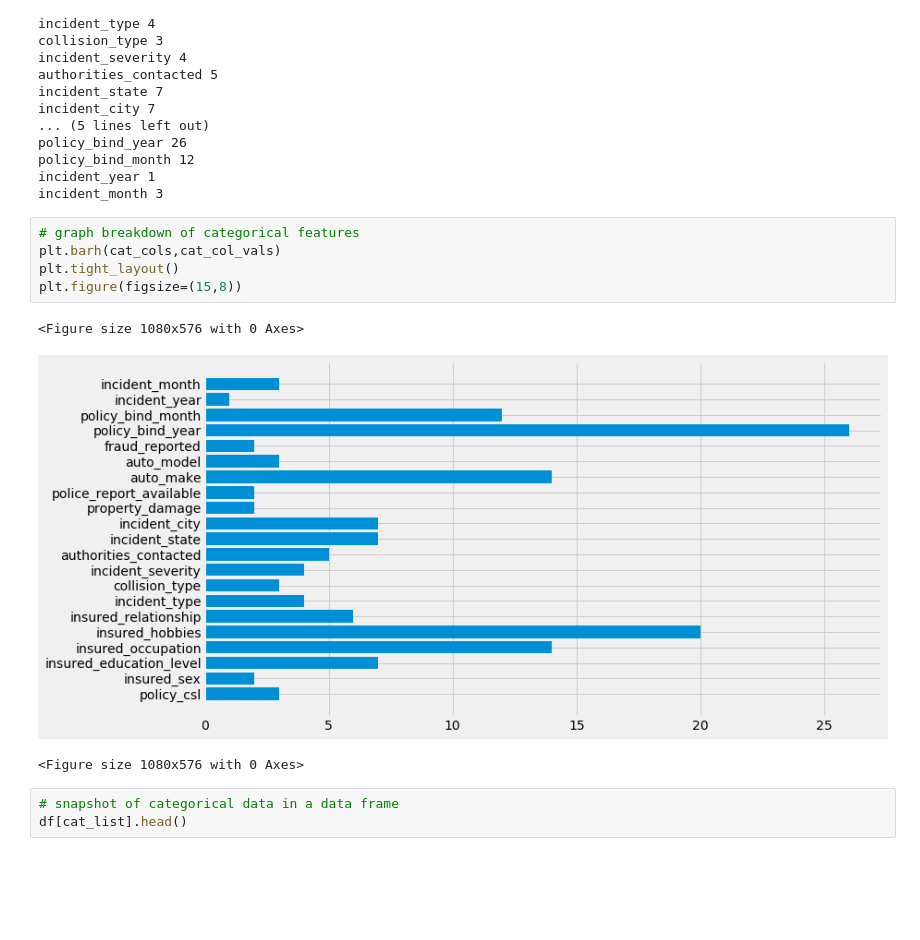
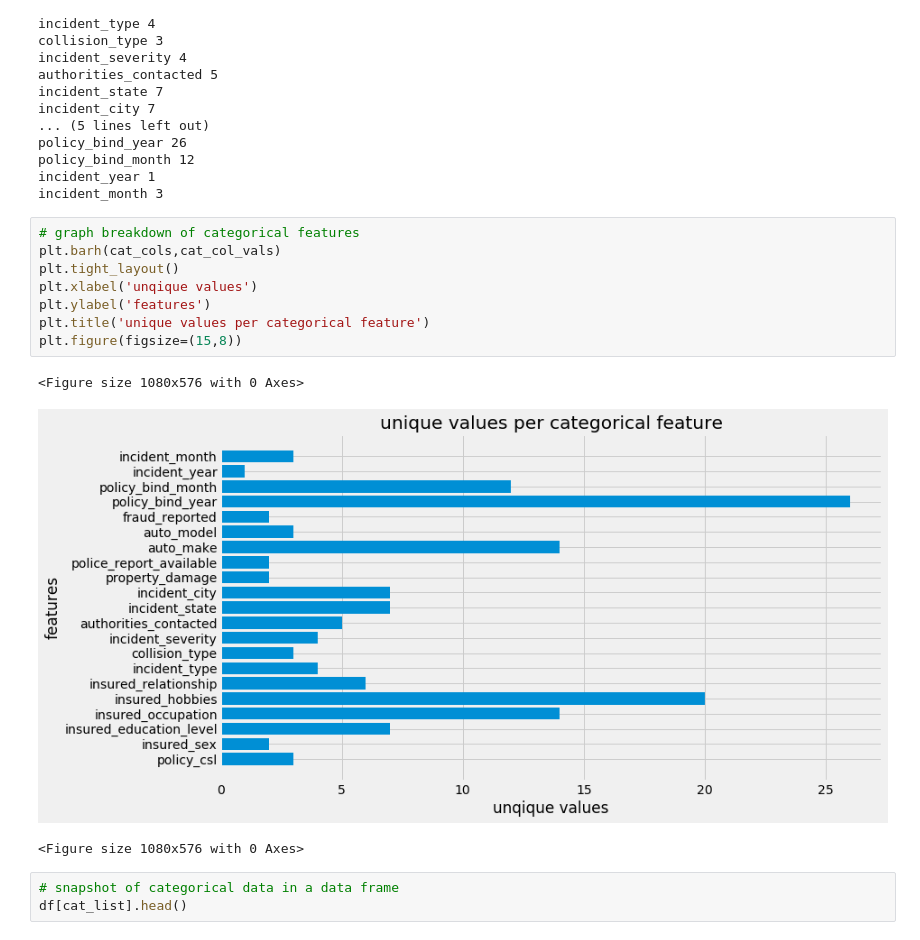
Before and after one commit to ArielJosephCohen/capstone, a Jupyter notebook: Technical_Notebook.ipynb, the cells around one changed output. Drawn from its saved outputs; the diff is of its cells as text; blank space fills up the shorter version.

```diff
--- a/Technical_Notebook.ipynb
+++ b/Technical_Notebook.ipynb
@@ -471,11 +479,14 @@ incident_month 3
 # %%
 # graph breakdown of categorical features
 plt.barh(cat_cols,cat_col_vals)
 plt.tight_layout()
+plt.xlabel('unqique values')
+plt.ylabel('features')
+plt.title('unique values per categorical feature')
 plt.figure(figsize=(15,8))
 # %% [output]
 <Figure size 1080x576 with 0 Axes>
-[figure, old version]
+[figure, new version]
 <Figure size 1080x576 with 0 Axes>
 # %%
 # snapshot of categorical data in a data frame
```
Also changed, not shown: parts of 5 cells of this notebook, 19 other files.
